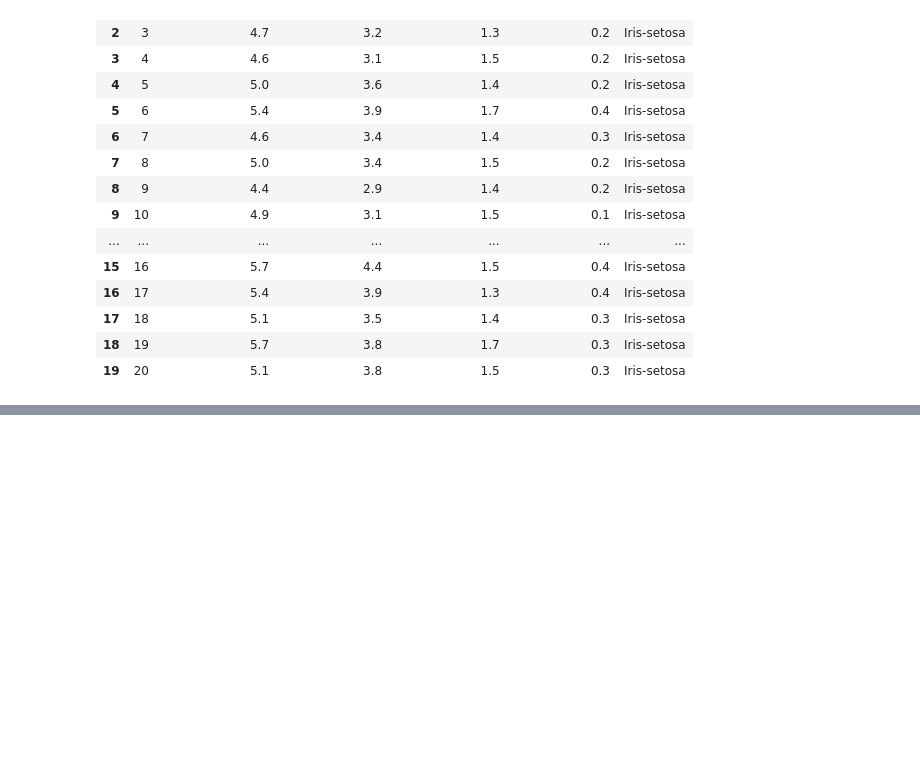
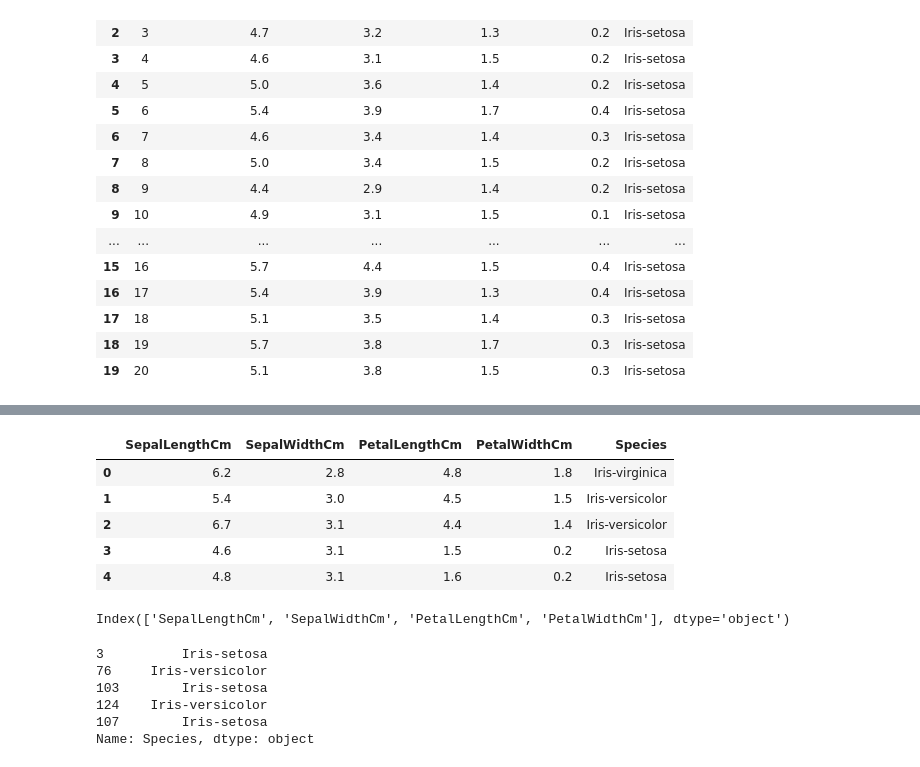
Before and after one commit to anantsimran/Kaggle-Iris-KNN, a Jupyter notebook: kaggle_uciml_iris.ipynb, the cells around one changed output, grey strips where cells are left out. Drawn from its saved outputs; the diff is of its cells as text; code cells hidden in the pictures; blank space fills up the shorter version.

```diff
--- a/kaggle_uciml_iris.ipynb
+++ b/kaggle_uciml_iris.ipynb
@@ -136,0 +182,12 @@ data.head(20)
+# %%
+data = data.sample(frac=1)
+data.reset_index(drop=True, inplace=True)
+# %%
+data.head()
+# %% [output]
+|  | SepalLengthCm | SepalWidthCm | PetalLengthCm | PetalWidthCm | Species |
+| 0 | 6.2 | 2.8 | 4.8 | 1.8 | Iris-virginica |
+| 1 | 5.4 | 3.0 | 4.5 | 1.5 | Iris-versicolor |
+| 2 | 6.7 | 3.1 | 4.4 | 1.4 | Iris-versicolor |
+| 3 | 4.6 | 3.1 | 1.5 | 0.2 | Iris-setosa |
+| 4 | 4.8 | 3.1 | 1.6 | 0.2 | Iris-setosa |
@@ -136,0 +198,4 @@ data.head(20)
+# %%
+data.columns[data.columns!='Species']
+# %% [output]
+Index(['SepalLengthCm', 'SepalWidthCm', 'PetalLengthCm', 'PetalWidthCm'], dtype='object')
@@ -136,0 +207,9 @@ data.head(20)
+# %%
+test_Y.head()
+# %% [output]
+3          Iris-setosa
+76     Iris-versicolor
+103        Iris-setosa
+124    Iris-versicolor
+107        Iris-setosa
+Name: Species, dtype: object
```
Also changed, not shown: parts of 11 cells of this notebook.
